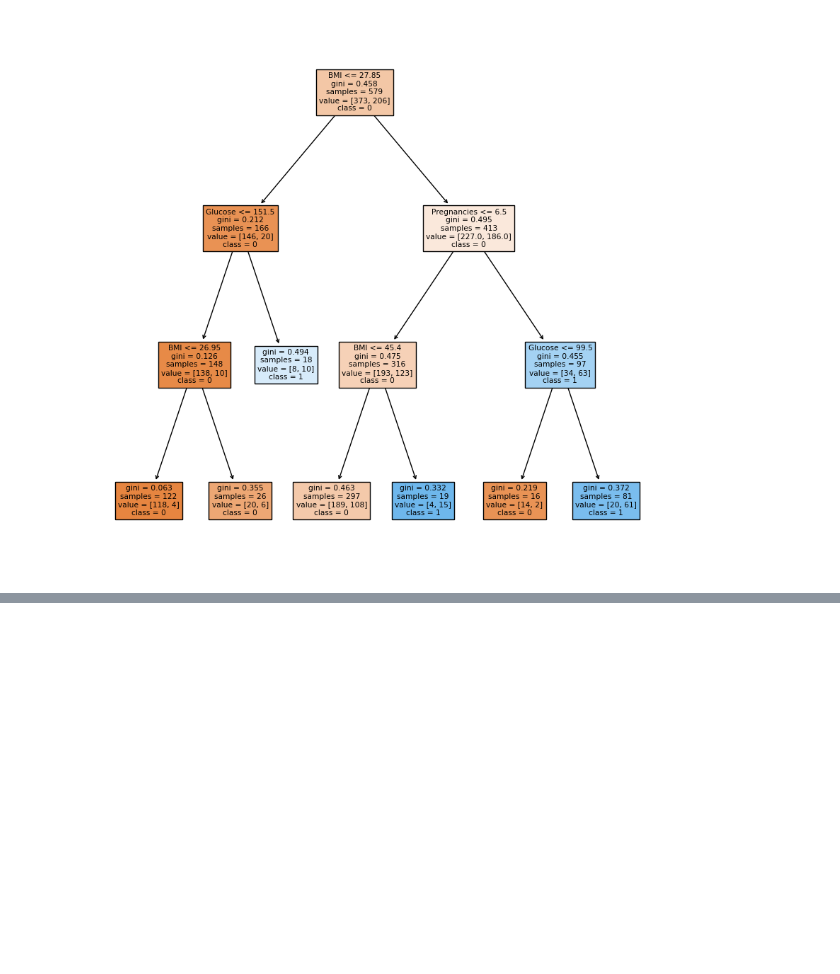
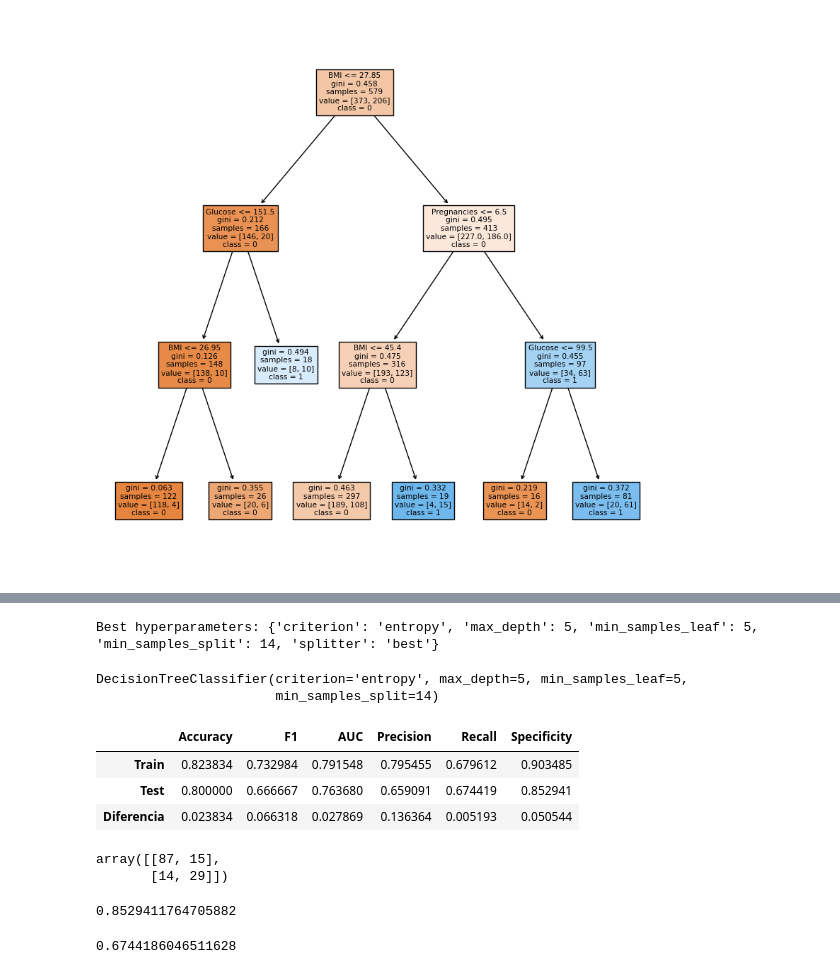
Before and after one commit to RmVa23/Decision-tree-algorithm, a Jupyter notebook: src/DecisionTreeSimple.ipynb, the cells around one changed output, grey strips where cells are left out. Drawn from its saved outputs; the diff is of its cells as text; code cells hidden in the pictures; blank space fills up the shorter version.

Commit message:
dt simple

```diff
--- a/src/DecisionTreeSimple.ipynb
+++ b/src/DecisionTreeSimple.ipynb
@@ -139,0 +143,12 @@ plt.show()
+# %%
+hyperparams = {
+    "criterion": ["gini", "entropy"],                # Funciones de criterio para medir la calidad de una división
+    "splitter": ["best", "random"],                  # La estrategia utilizada para elegir la división en cada nodo
+    "max_depth": [2, 5, 10, 20, 30, 50],             # La profundidad máxima del árbol
+    "min_samples_split": [2, 6, 10, 14, 18, 20],     # Número mínimo de muestras requeridas para dividir un nodo interno
+    "min_samples_leaf": [1, 2, 3, 4, 5]              # Número mínimo de muestras requeridas para ser un nodo hoja
+}
+
+# Búsqueda en cuadrícula con validación cruzada
+grid = GridSearchCV(simple_tree, hyperparams, scoring = "accuracy", cv = 10)   # métrica de evaluación (scoring - "accuracy" para maximizar la precisión)
+grid                                                                           # nº de divisiones de validación cruzada (cv, que se establece en 10).
@@ -139,0 +166,34 @@ plt.show()
+# %%
+grid.fit(X_train, y_train)
+
+print(f"Best hyperparameters: {grid.best_params_}")
+# %% [output]
+Best hyperparameters: {'criterion': 'entropy', 'max_depth': 5, 'min_samples_leaf': 5, 'min_samples_split': 14, 'splitter': 'best'}
+# %%
+model = DecisionTreeClassifier(criterion = 'entropy', max_depth = 5, min_samples_leaf = 5, min_samples_split = 14, splitter = 'best')
+model.fit(X_train, y_train)
+# %% [output]
+DecisionTreeClassifier(criterion='entropy', max_depth=5, min_samples_leaf=5,
+                       min_samples_split=14)
+# %%
+m_train_pred = model.predict(X_train)
+m_test_pred = model.predict(X_test)
+get_metrics(y_train, y_test, m_train_pred, m_test_pred)
+# %% [output]
+|  | Accuracy | F1 | AUC | Precision | Recall | Specificity |
+| Train | 0.823834 | 0.732984 | 0.791548 | 0.795455 | 0.679612 | 0.903485 |
+| Test | 0.800000 | 0.666667 | 0.763680 | 0.659091 | 0.674419 | 0.852941 |
+| Diferencia | 0.023834 | 0.066318 | 0.027869 | 0.136364 | 0.005193 | 0.050544 |
+# %%
+confusion_matrix(y_test, m_test_pred)
+# %% [output]
+array([[87, 15],
+       [14, 29]])
+# %%
+87/102
+# %% [output]
+0.8529411764705882
+# %%
+29/43
+# %% [output]
+0.6744186046511628
```
Also changed, not shown: parts of 4 cells of this notebook.
